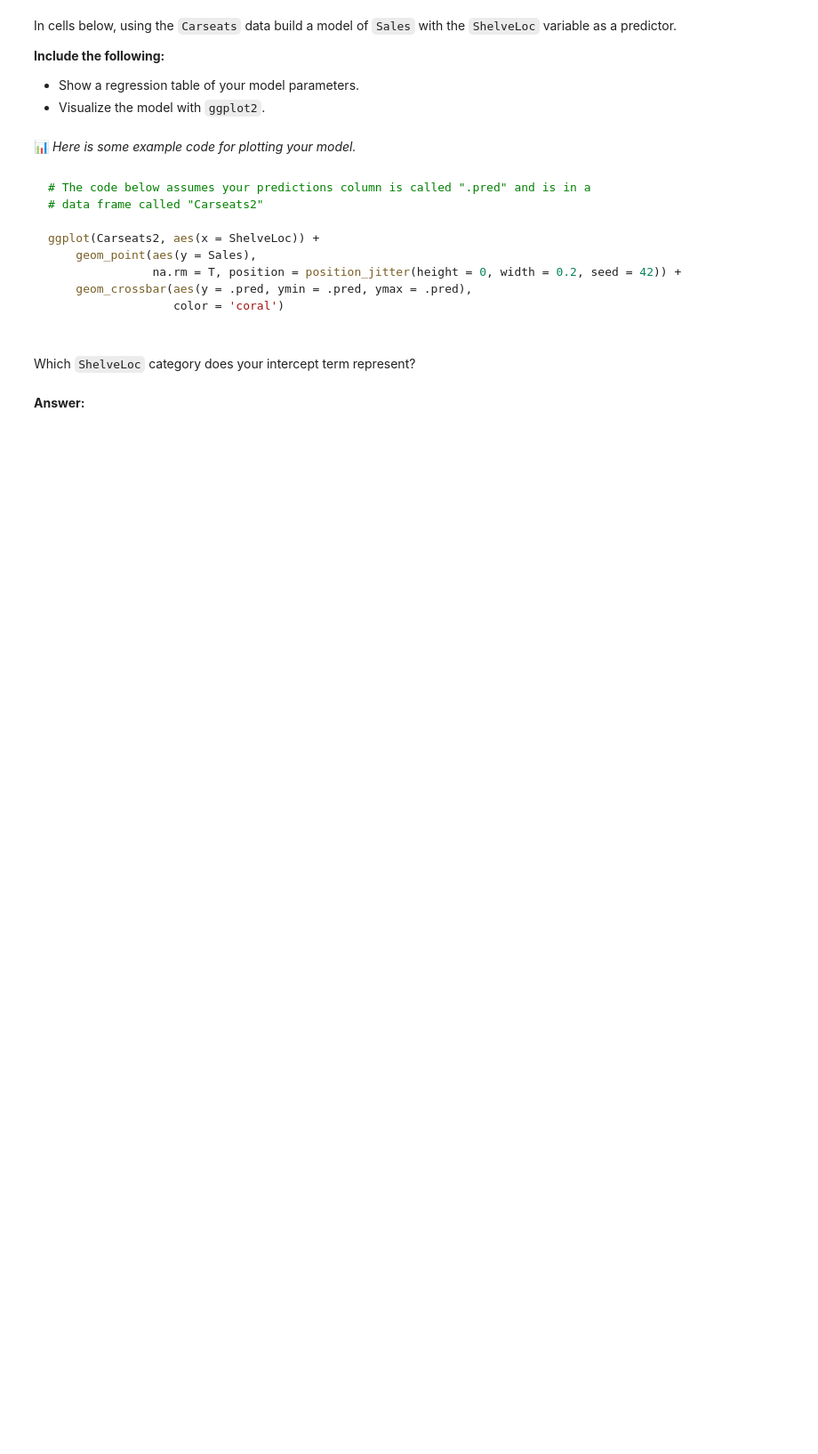
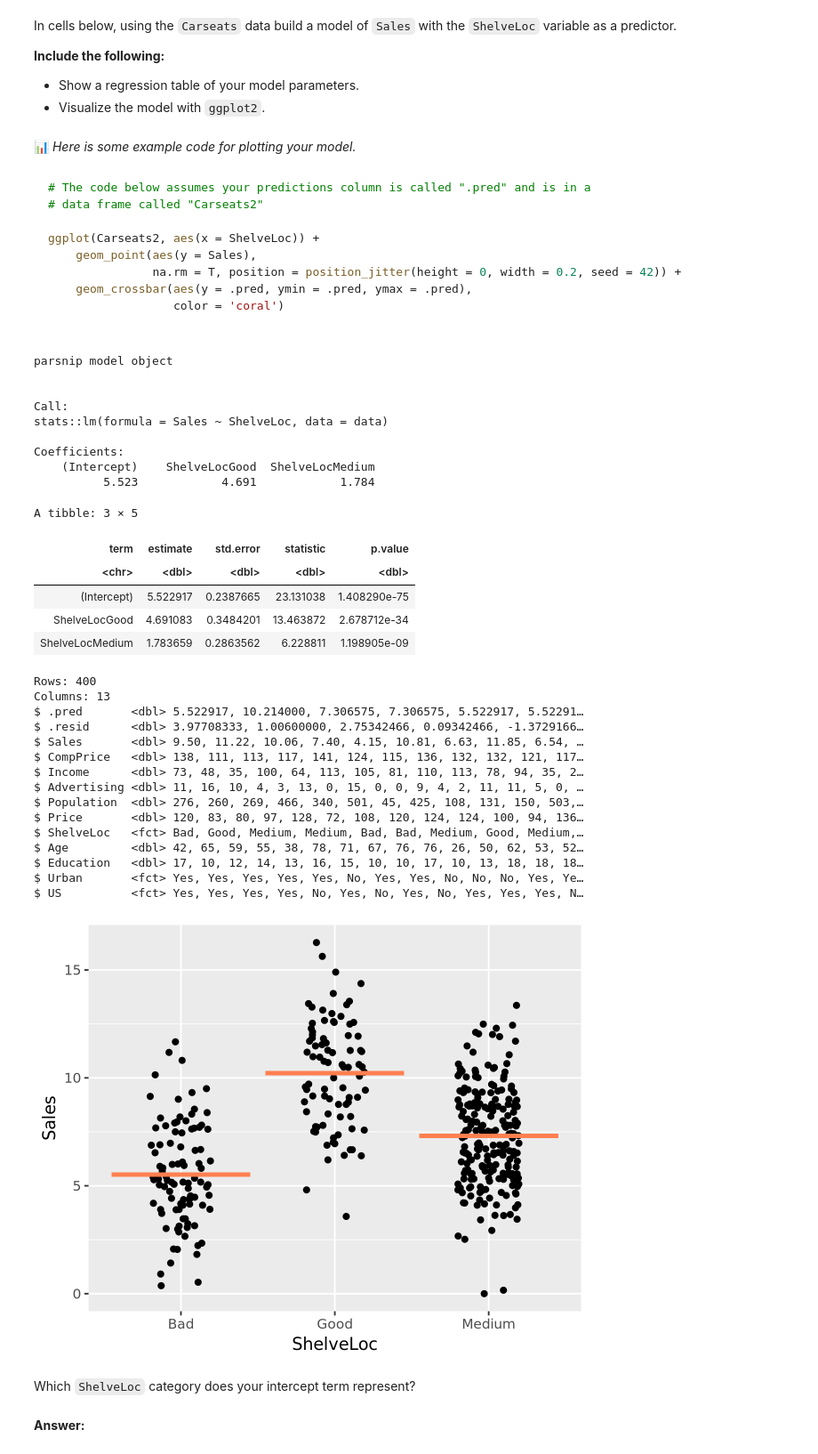
Before and after one commit to UNC-DATA-730/unit-3-assignment-rbmatheny, a Jupyter notebook: assignment3.ipynb, the cells around one changed output. Shown at 89% size. Cells and saved outputs as stored; diff of their text form; code cells hidden in the pictures; blank space fills up the shorter version.

````diff
--- a/assignment3.ipynb
+++ b/assignment3.ipynb
@@ -217,6 +275,54 @@ ggplot(Carseats2, aes(x = ShelveLoc)) +
                   color = 'coral')
 
 ```
+# %%
+carseat_fit = mod |> fit(Sales ~ ShelveLoc, data = Carseats)
+
+carseat_fit
+
+tidy(carseat_fit)
+
+Carseats2 = augment(carseat_fit, Carseats)
+
+glimpse(Carseats2)
+
+ggplot(Carseats2, aes(x = ShelveLoc)) +
+    geom_point(aes(y = Sales),
+               na.rm = T, position = position_jitter(height = 0, width = 0.2, seed = 42)) +
+    geom_crossbar(aes(y = .pred, ymin = .pred, ymax = .pred),
+                  color = 'coral')
+# %% [output]
+parsnip model object
+
+
+Call:
+stats::lm(formula = Sales ~ ShelveLoc, data = data)
+
+Coefficients:
+    (Intercept)    ShelveLocGood  ShelveLocMedium
+          5.523            4.691            1.784
+A tibble: 3 × 5
+| term | estimate | std.error | statistic | p.value |
+| <chr> | <dbl> | <dbl> | <dbl> | <dbl> |
+| (Intercept) | 5.522917 | 0.2387665 | 23.131038 | 1.408290e-75 |
+| ShelveLocGood | 4.691083 | 0.3484201 | 13.463872 | 2.678712e-34 |
+| ShelveLocMedium | 1.783659 | 0.2863562 | 6.228811 | 1.198905e-09 |
+Rows: 400
+Columns: 13
+$ .pred       <dbl> 5.522917, 10.214000, 7.306575, 7.306575, 5.522917, 5.52291…
+$ .resid      <dbl> 3.97708333, 1.00600000, 2.75342466, 0.09342466, -1.3729166…
+$ Sales       <dbl> 9.50, 11.22, 10.06, 7.40, 4.15, 10.81, 6.63, 11.85, 6.54, …
+$ CompPrice   <dbl> 138, 111, 113, 117, 141, 124, 115, 136, 132, 132, 121, 117…
+$ Income      <dbl> 73, 48, 35, 100, 64, 113, 105, 81, 110, 113, 78, 94, 35, 2…
+$ Advertising <dbl> 11, 16, 10, 4, 3, 13, 0, 15, 0, 0, 9, 4, 2, 11, 11, 5, 0, …
+$ Population  <dbl> 276, 260, 269, 466, 340, 501, 45, 425, 108, 131, 150, 503,…
+$ Price       <dbl> 120, 83, 80, 97, 128, 72, 108, 120, 124, 124, 100, 94, 136…
+$ ShelveLoc   <fct> Bad, Good, Medium, Medium, Bad, Bad, Medium, Good, Medium,…
+$ Age         <dbl> 42, 65, 59, 55, 38, 78, 71, 67, 76, 76, 26, 50, 62, 53, 52…
+$ Education   <dbl> 17, 10, 12, 14, 13, 16, 15, 10, 10, 17, 10, 13, 18, 18, 18…
+$ Urban       <fct> Yes, Yes, Yes, Yes, Yes, No, Yes, Yes, No, No, No, Yes, Ye…
+$ US          <fct> Yes, Yes, Yes, Yes, No, Yes, No, Yes, No, Yes, Yes, Yes, N…
+[figure, added]
 # %% [markdown]
 Which `ShelveLoc` category does your intercept term represent?
 # %% [markdown]
````
Also changed, not shown: parts of 7 cells of this notebook.
